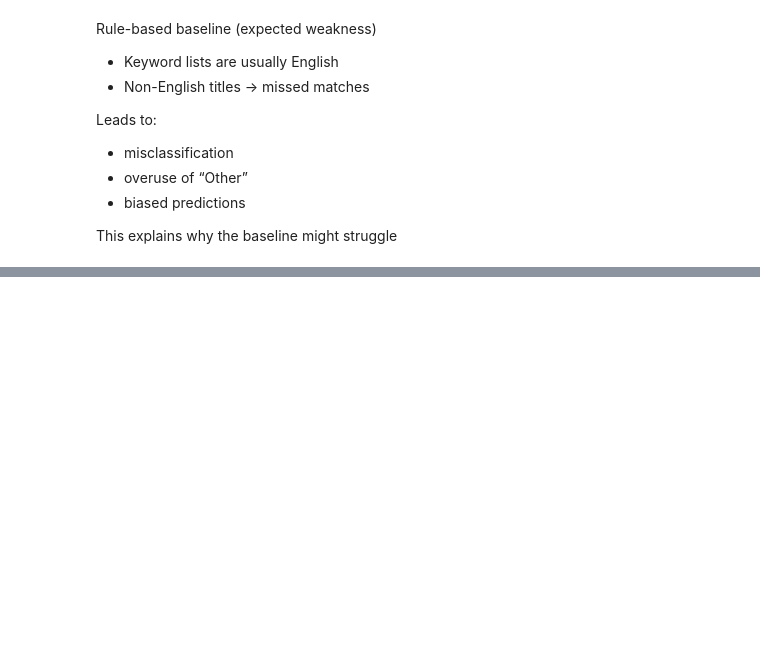
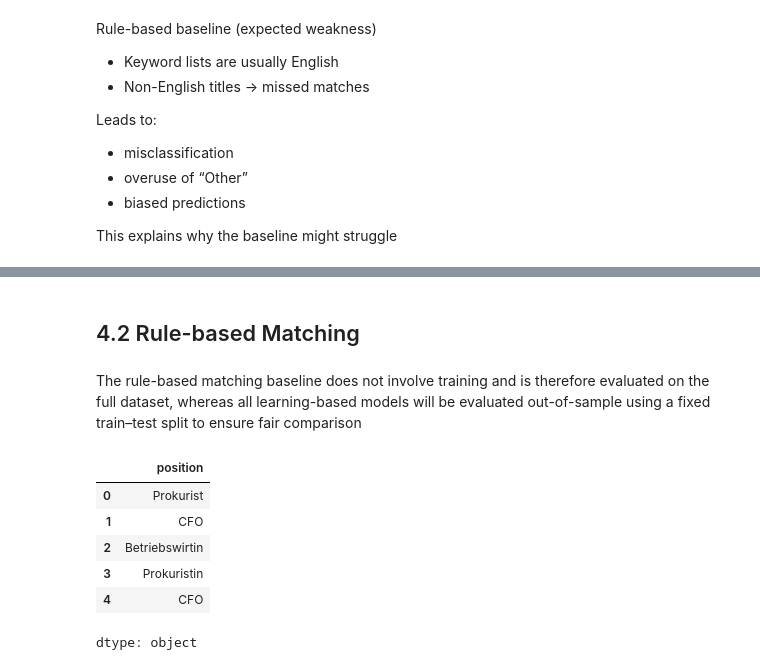
Before and after one commit to luisadosch/nlp-job-title-classification-benchmark-snapaddy, a Jupyter notebook: Untitled0.ipynb, the cells around one changed output, grey strips where cells are left out. Cells and saved outputs as stored; diff of their text form; code cells hidden in the pictures; blank space fills up the shorter version.

```diff
--- a/Untitled0.ipynb
+++ b/Untitled0.ipynb
@@ -1194,0 +1228,8 @@ This explains why the baseline might struggle
+# %%
+def get_baseline_dataset(df):
+    current = df[df["status"] == "ACTIVE"].copy()
+    X = current["position"]
+    y_department = current["department"]
+    y_seniority = current["seniority"]
+    meta = current[["cv_id"]]
+    return X, y_department, y_seniority, meta
@@ -1194,0 +1367,16 @@ This explains why the baseline might struggle
+# %% [markdown]
+## 4.2 Rule-based Matching
+# %% [markdown]
+The rule-based matching baseline does not involve training and is therefore evaluated on the full dataset, whereas all learning-based models will be evaluated out-of-sample using a fixed train–test split to ensure fair comparison
+# %%
+X_base, y_dep_base, y_sen_base, meta_base = get_baseline_dataset(jobs_annotated_df)
+# %%
+X_base.head()
+# %% [output]
+|  | position |
+| 0 | Prokurist |
+| 1 | CFO |
+| 2 | Betriebswirtin |
+| 3 | Prokuristin |
+| 4 | CFO |
+dtype: object
```
Also changed, not shown: parts of 65 cells of this notebook.
